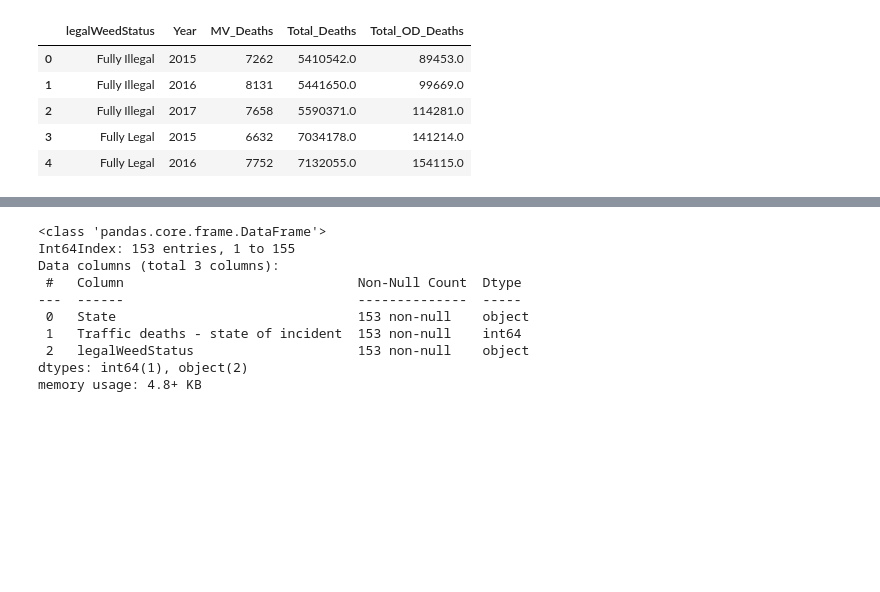
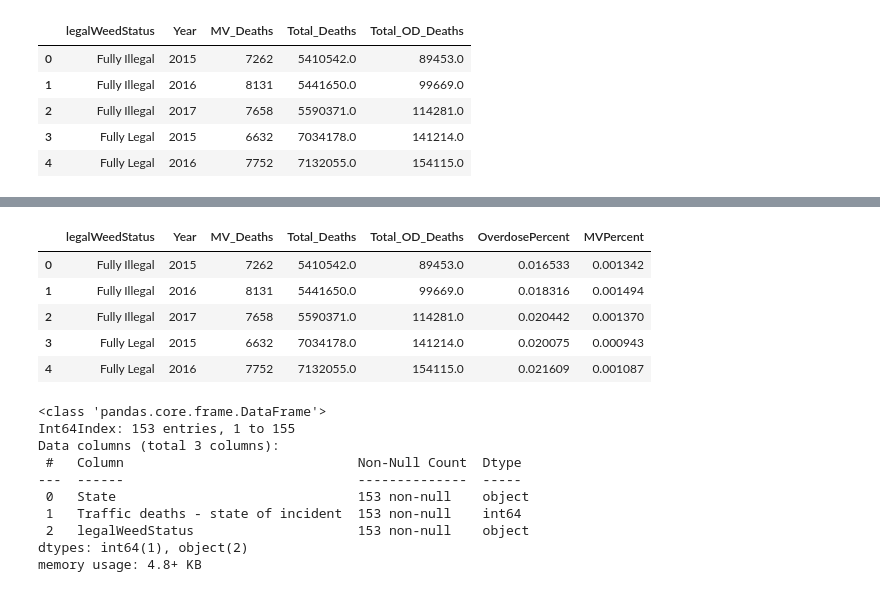
Before and after one commit to caravella483/Project2, a Jupyter notebook: jasonc/static/data/data.ipynb, the cells around one changed output, grey strips where cells are left out. Cells and saved outputs as stored; diff of their text form; code cells hidden in the pictures; blank space fills up the shorter version.

```diff
--- a/jasonc/static/data/data.ipynb
+++ b/jasonc/static/data/data.ipynb
@@ -477,2 +477,15 @@ State_Counts.head()
 # %%
 State_Counts.to_csv(r'C:\Users\jcaravella\Documents\Project2\Main_data\state_level.csv', index = False,header=True)
+# %%
+##sum by year legal
+Status_Counts =State_year_counts.groupby(['legalWeedStatus','Year']).sum().reset_index()
+Status_Counts['OverdosePercent'] = Status_Counts['Total_OD_Deaths']/Status_Counts['Total_Deaths']
+Status_Counts['MVPercent'] = Status_Counts['MV_Deaths']/Status_Counts['Total_Deaths']
+Status_Counts.head()
+# %% [output]
+|  | legalWeedStatus | Year | MV_Deaths | Total_Deaths | Total_OD_Deaths | OverdosePercent | MVPercent |
+| 0 | Fully Illegal | 2015 | 7262 | 5410542.0 | 89453.0 | 0.016533 | 0.001342 |
+| 1 | Fully Illegal | 2016 | 8131 | 5441650.0 | 99669.0 | 0.018316 | 0.001494 |
+| 2 | Fully Illegal | 2017 | 7658 | 5590371.0 | 114281.0 | 0.020442 | 0.001370 |
+| 3 | Fully Legal | 2015 | 6632 | 7034178.0 | 141214.0 | 0.020075 | 0.000943 |
+| 4 | Fully Legal | 2016 | 7752 | 7132055.0 | 154115.0 | 0.021609 | 0.001087 |
```
Also changed, not shown: parts of 2 cells of this notebook, 2 other files.
